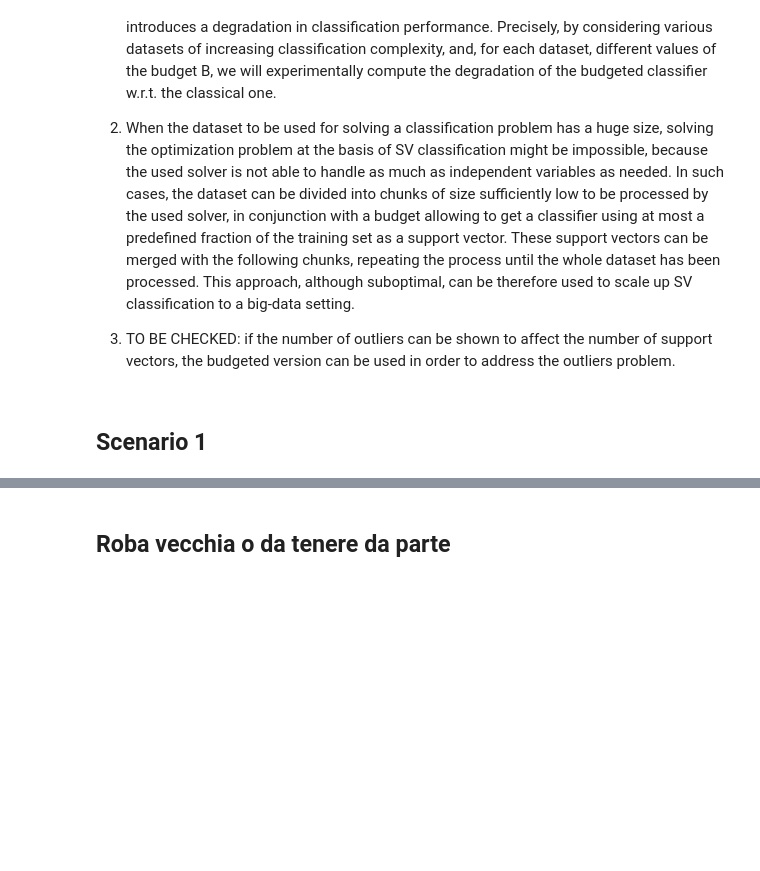
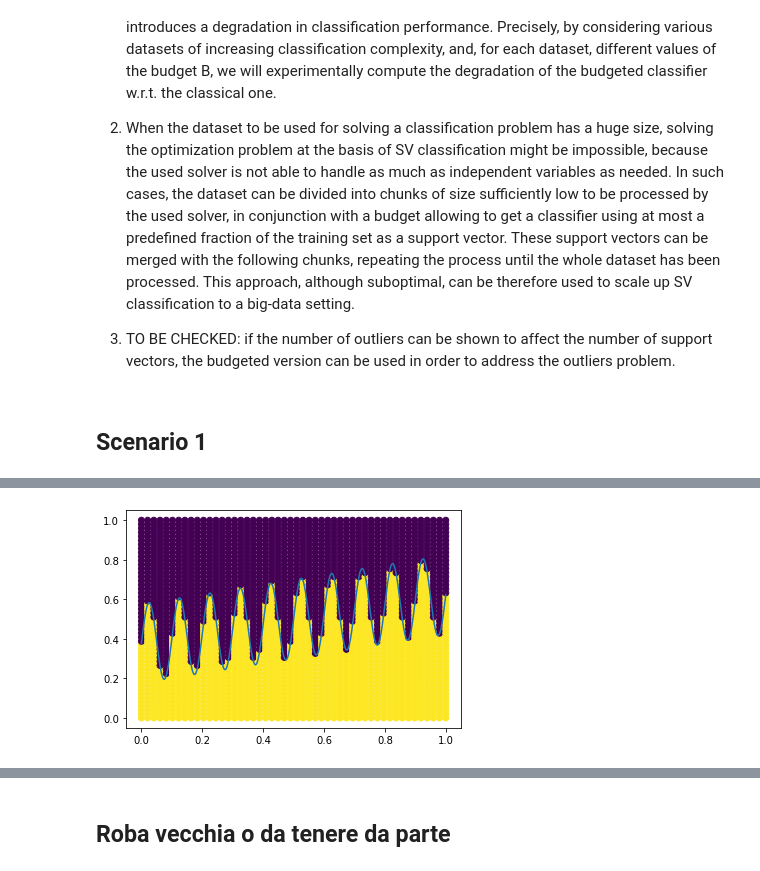
Before and after one commit to dariomalchiodi/budget-svm, a Jupyter notebook: svm-budget.ipynb, the cells around one changed output, grey strips where cells are left out. Saved outputs shown, nothing was run; the diff lists cells and outputs as text; code cells hidden in the pictures; blank space fills up the shorter version.

```diff
--- a/svm-budget.ipynb
+++ b/svm-budget.ipynb
@@ -303,0 +311,13 @@ gr_classifier(sv_classifier_budget, X, y)
+# %%
+import itertools as it
+
+d = np.linspace(0, 1, 50)
+X_test = np.array(list(it.product(d, d)))
+y_test = labeling_function(*X_test.T)
+
+plt.plot(x_df, y_df)
+
+plt.scatter(*X_test.T, c=y_test)
+plt.show()
+# %% [output]
+[figure, added]
```
Also changed, not shown: parts of 47 cells of this notebook, 4 other files.
